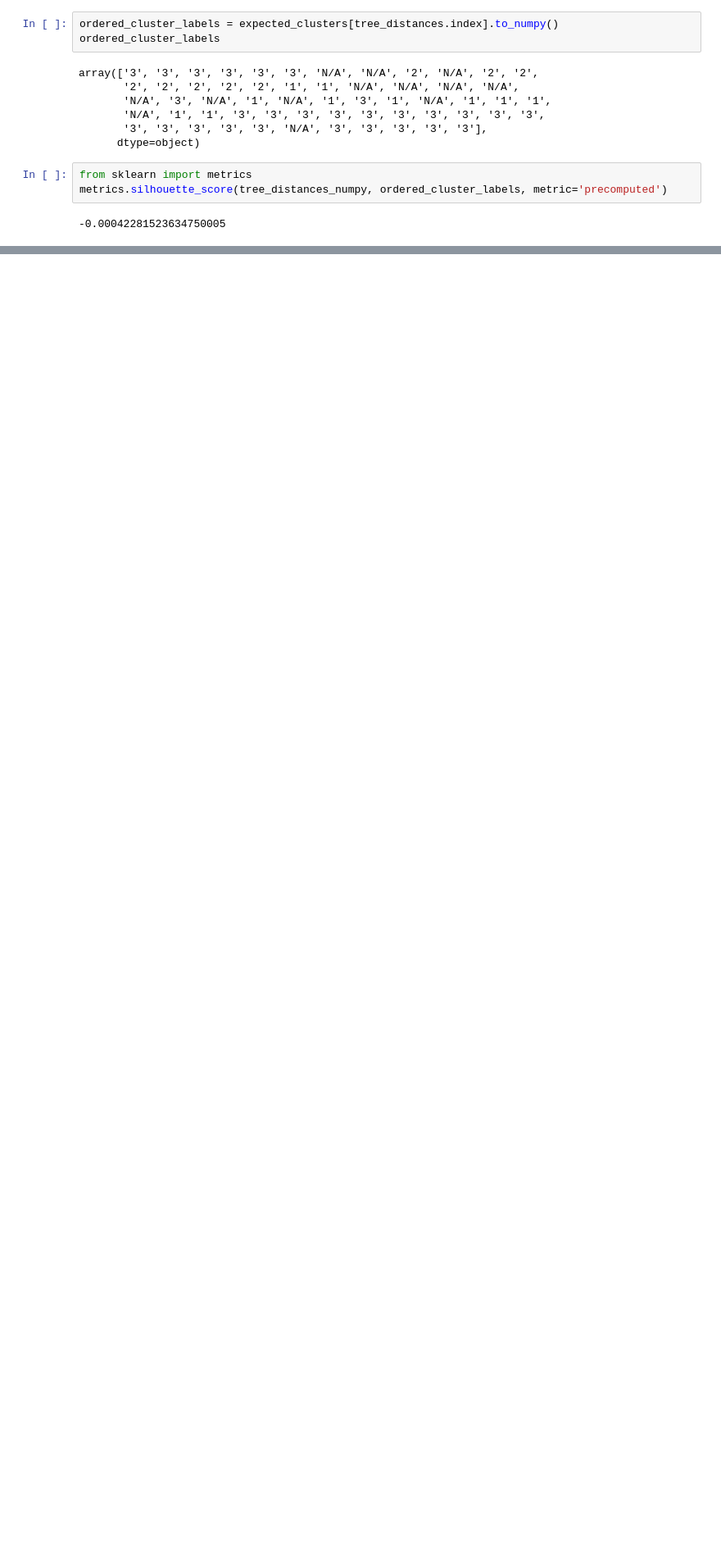
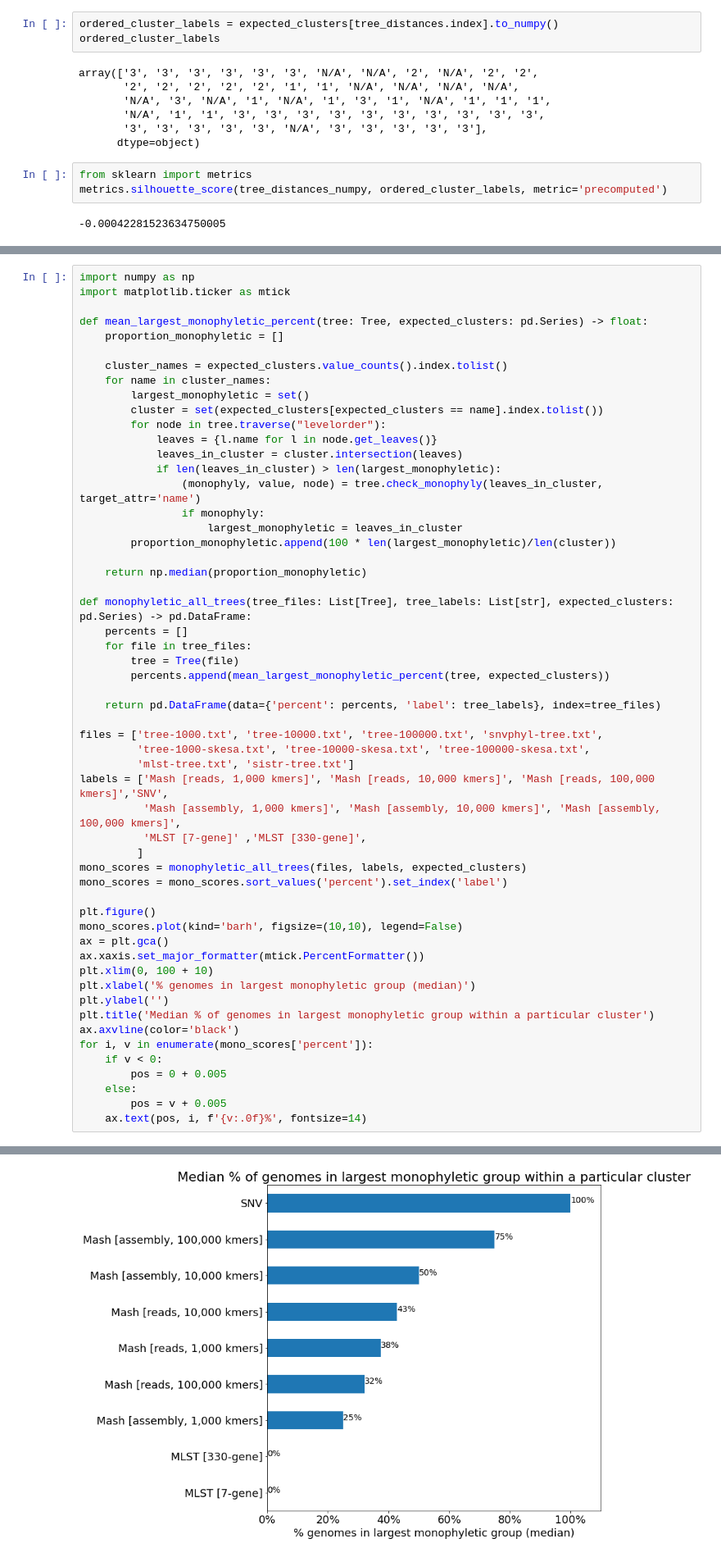
Before and after one commit to apetkau/thesis-workflows, a Jupyter notebook: mash-nextflow/tree-comparisons/clustering-performance.ipynb, the cells around one changed output, grey strips where cells are left out. Shown at 82% size. Drawn from its saved outputs; the diff is of its cells as text; blank space fills up the shorter version.

Commit message:
Updating with additional clustering measures

```diff
--- a/mash-nextflow/tree-comparisons/clustering-performance.ipynb
+++ b/mash-nextflow/tree-comparisons/clustering-performance.ipynb
@@ -610,0 +701,56 @@ for i, v in enumerate(tree_scores['silhouette']):
+# %%
+import numpy as np
+import matplotlib.ticker as mtick
+
+def mean_largest_monophyletic_percent(tree: Tree, expected_clusters: pd.Series) -> float:
+    proportion_monophyletic = []
+
+    cluster_names = expected_clusters.value_counts().index.tolist()
+    for name in cluster_names:
+        largest_monophyletic = set()
+        cluster = set(expected_clusters[expected_clusters == name].index.tolist())
+        for node in tree.traverse("levelorder"):
+            leaves = {l.name for l in node.get_leaves()}
+            leaves_in_cluster = cluster.intersection(leaves)
+            if len(leaves_in_cluster) > len(largest_monophyletic):
+                (monophyly, value, node) = tree.check_monophyly(leaves_in_cluster, target_attr='name')
+                if monophyly:
+                    largest_monophyletic = leaves_in_cluster
+        proportion_monophyletic.append(100 * len(largest_monophyletic)/len(cluster))
+
+    return np.median(proportion_monophyletic)
+
+def monophyletic_all_trees(tree_files: List[Tree], tree_labels: List[str], expected_clusters: pd.Series) -> pd.DataFrame:
+    percents = []
+    for file in tree_files:
+        tree = Tree(file)
+        percents.append(mean_largest_monophyletic_percent(tree, expected_clusters))
+
+    return pd.DataFrame(data={'percent': percents, 'label': tree_labels}, index=tree_files)
+
+files = ['tree-1000.txt', 'tree-10000.txt', 'tree-100000.txt', 'snvphyl-tree.txt',
+         'tree-1000-skesa.txt', 'tree-10000-skesa.txt', 'tree-100000-skesa.txt',
+         'mlst-tree.txt', 'sistr-tree.txt']
+labels = ['Mash [reads, 1,000 kmers]', 'Mash [reads, 10,000 kmers]', 'Mash [reads, 100,000 kmers]','SNV',
+          'Mash [assembly, 1,000 kmers]', 'Mash [assembly, 10,000 kmers]', 'Mash [assembly, 100,000 kmers]',
+          'MLST [7-gene]' ,'MLST [330-gene]',
+         ]
+mono_scores = monophyletic_all_trees(files, labels, expected_clusters)
+mono_scores = mono_scores.sort_values('percent').set_index('label')
+
+plt.figure()
+mono_scores.plot(kind='barh', figsize=(10,10), legend=False)
+ax = plt.gca()
+ax.xaxis.set_major_formatter(mtick.PercentFormatter())
+plt.xlim(0, 100 + 10)
+plt.xlabel('% genomes in largest monophyletic group (median)')
+plt.ylabel('')
+plt.title('Median % of genomes in largest monophyletic group within a particular cluster')
+ax.axvline(color='black')
+for i, v in enumerate(mono_scores['percent']):
+    if v < 0:
+        pos = 0 + 0.005
+    else:
+        pos = v + 0.005
+    ax.text(pos, i, f'{v:.0f}%', fontsize=14)
+# %% [output]
@@ -610,0 +758 @@ for i, v in enumerate(tree_scores['silhouette']):
+[figure, added]
```
Also changed, not shown: parts of 8 cells of this notebook.
